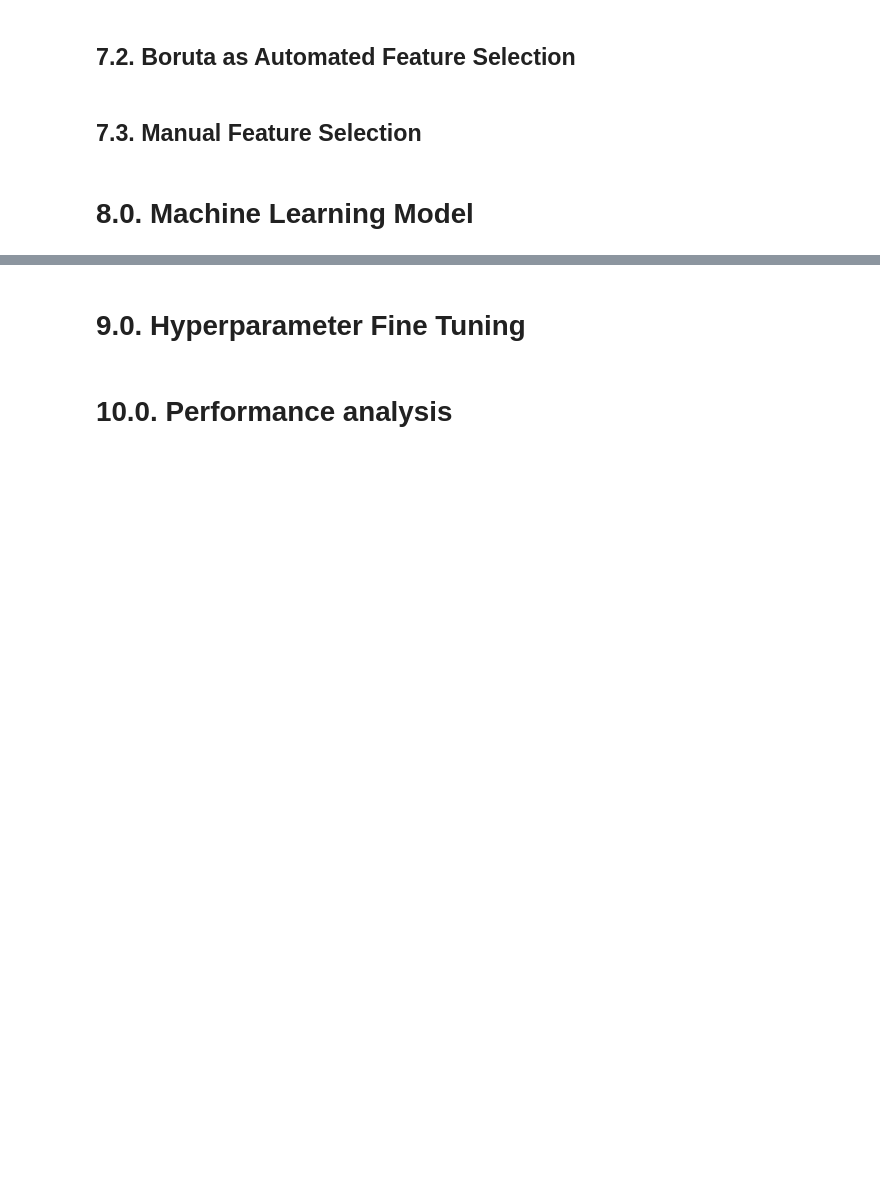
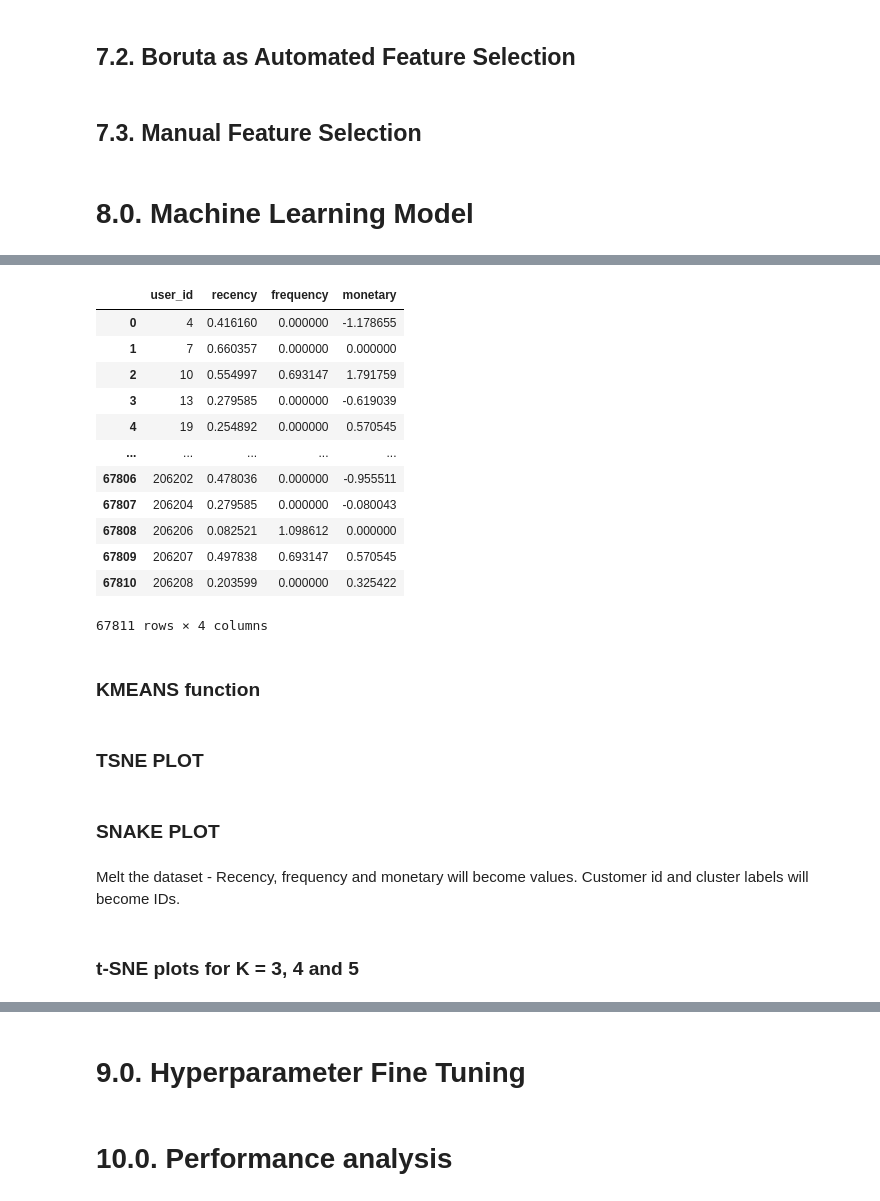
Before and after one commit to gabrielhpr/InstacartClustering, a Jupyter notebook: InstacartClustering.ipynb, the cells around one changed output, grey strips where cells are left out. Drawn from its saved outputs; the diff is of its cells as text; code cells hidden in the pictures; blank space fills up the shorter version.

```diff
--- a/InstacartClustering.ipynb
+++ b/InstacartClustering.ipynb
@@ -647,0 +656,2 @@ sns.boxplot( data=df6['monetary'], orient='h' )
+# %%
+df6['frequency'] = np.log1p( df6['frequency'] )
@@ -648,5 +660,9 @@ sns.boxplot( data=df6['monetary'], orient='h' )
+# %%
+df6['monetary'] = np.log1p( df6['monetary'] )
 # %% [markdown]
 # 7.0. Feature Selection
+# %%
+df7 = df6.copy()
 # %% [markdown]
 ## 7.1. Splitting between Train and Test set
 # %% [markdown]
@@ -655,3 +671,5 @@ sns.boxplot( data=df6['monetary'], orient='h' )
 ## 7.3. Manual Feature Selection
 # %% [markdown]
 # 8.0. Machine Learning Model
+# %%
+df8 = df7.copy()
@@ -657,0 +734,18 @@ sns.boxplot( data=df6['monetary'], orient='h' )
+# %%
+df8
+# %% [output]
+|  | user_id | recency | frequency | monetary |
+| 0 | 4 | 0.416160 | 0.000000 | -1.178655 |
+| 1 | 7 | 0.660357 | 0.000000 | 0.000000 |
+| 2 | 10 | 0.554997 | 0.693147 | 1.791759 |
+| 3 | 13 | 0.279585 | 0.000000 | -0.619039 |
+| 4 | 19 | 0.254892 | 0.000000 | 0.570545 |
+| ... | ... | ... | ... | ... |
+| 67806 | 206202 | 0.478036 | 0.000000 | -0.955511 |
+| 67807 | 206204 | 0.279585 | 0.000000 | -0.080043 |
+| 67808 | 206206 | 0.082521 | 1.098612 | 0.000000 |
+| 67809 | 206207 | 0.497838 | 0.693147 | 0.570545 |
+| 67810 | 206208 | 0.203599 | 0.000000 | 0.325422 |
+67811 rows × 4 columns
+# %% [markdown]
+### KMEANS function
@@ -657,0 +766,2 @@ sns.boxplot( data=df6['monetary'], orient='h' )
+# %% [markdown]
+### TSNE PLOT
@@ -657,0 +777,4 @@ sns.boxplot( data=df6['monetary'], orient='h' )
+# %% [markdown]
+### SNAKE PLOT
+# %% [markdown]
+Melt the dataset - Recency, frequency and monetary will become values. Customer id and cluster labels will become IDs.
@@ -657,0 +789,2 @@ sns.boxplot( data=df6['monetary'], orient='h' )
+# %% [markdown]
+### t-SNE plots for K = 3, 4 and 5
```
Also changed, not shown: parts of 16 cells of this notebook.
